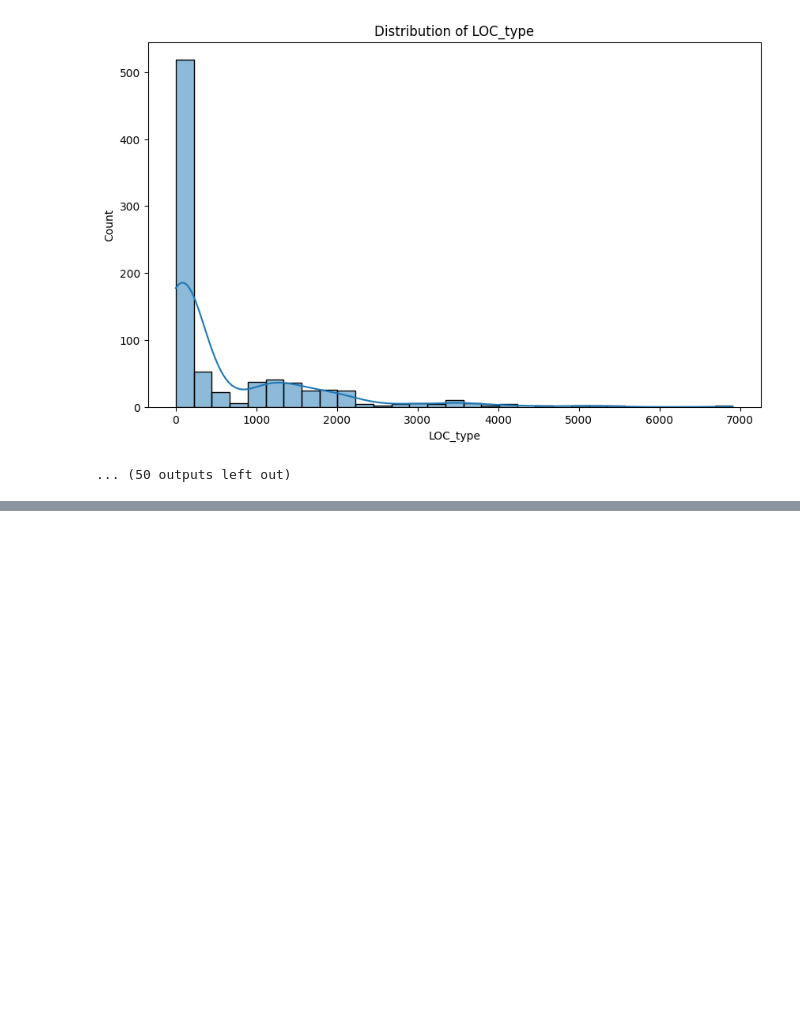
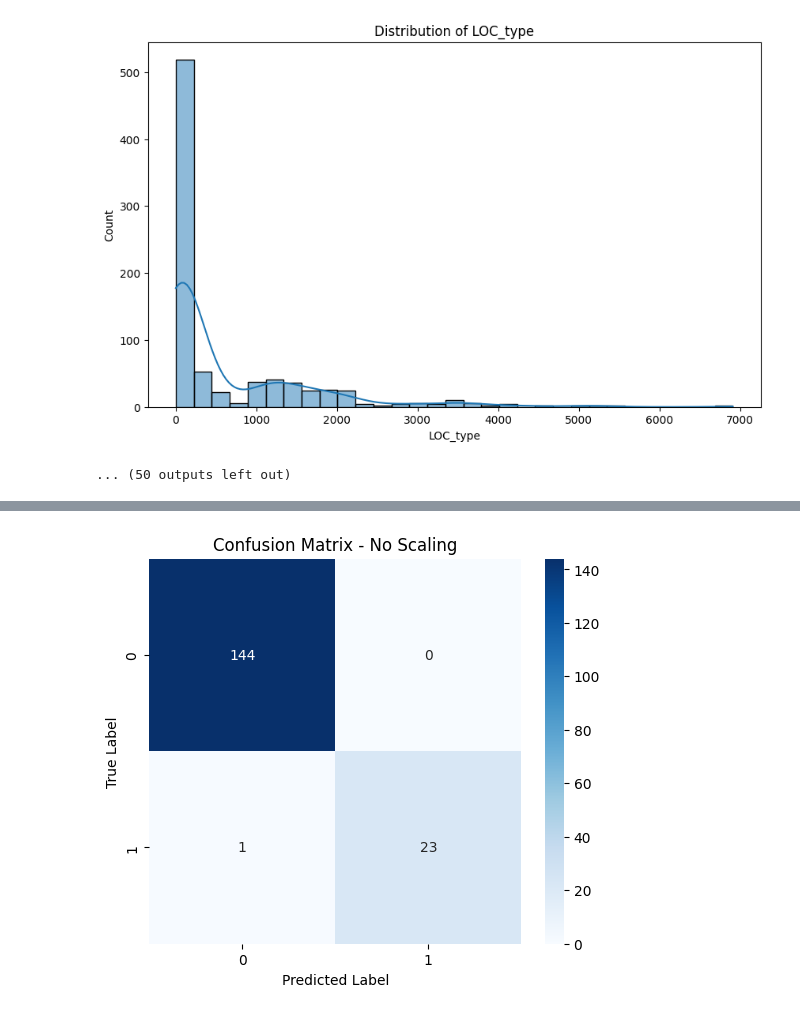
Before and after one commit to QuanShi-226/Bias-Identification-Demo, a Jupyter notebook: A1_QuanShi.ipynb, the cells around one changed output, grey strips where cells are left out. Drawn from its saved outputs; the diff is of its cells as text; code cells hidden in the pictures; blank space fills up the shorter version.

```diff
--- a/A1_QuanShi.ipynb
+++ b/A1_QuanShi.ipynb
@@ -201,0 +390,90 @@ print("\nSkewness of numeric features:\n", skewed_features)
+# %%
+import pandas as pd
+import numpy as np
+import seaborn as sns
+import matplotlib.pyplot as plt
+from sklearn.model_selection import train_test_split
+from sklearn.ensemble import RandomForestClassifier
+from sklearn.preprocessing import StandardScaler, MinMaxScaler
+from sklearn.metrics import classification_report, confusion_matrix
+from sklearn.impute import KNNImputer
+
+# 将is_data_class列转换为数值型，1代表True，0代表False
+data_class_df['is_data_class_numeric'] = data_class_df['is_data_class'].apply(lambda x: 1 if x == b'true' else 0)
+
+# 移除is_data_class列，因为它是非数值类型
+data_class_df_numeric = data_class_df.drop(columns=['is_data_class'])
+
+# KNN插值填充缺失值
+imputer = KNNImputer(n_neighbors=5)
+data_class_df_imputed = pd.DataFrame(imputer.fit_transform(data_class_df_numeric), columns=data_class_df_numeric.columns)
+
+# 将is_data_class列加回数据集
+data_class_df_imputed['is_data_class'] = data_class_df['is_data_class_numeric']
+
+# 特征缩放函数
+def scale_features(scaling_strategy, X_train, X_test):
+    if scaling_strategy == 'standardize':
+        scaler = StandardScaler()
+    elif scaling_strategy == 'normalize':
+        scaler = MinMaxScaler()
+    else:
+        return X_train, X_test  # 不进行特征缩放
+
+    X_train_scaled = scaler.fit_transform(X_train)
+    X_test_scaled = scaler.transform(X_test)
+
+    return X_train_scaled, X_test_scaled
+
+# 实验：不缩放，标准化，归一化
+scaling_strategies = ['none', 'standardize', 'normalize']
+accuracies = []
+reports = []
+conf_matrices = []
+
+for strategy in scaling_strategies:
+    # 划分训练集和测试集
+    X = data_class_df_imputed.drop('is_data_class', axis=1)
+    y = data_class_df_imputed['is_data_class']
+
+    X_train, X_test, y_train, y_test = train_test_split(X, y, test_size=0.2, random_state=42)
+
+    # 进行特征缩放
+    X_train_scaled, X_test_scaled = scale_features(strategy, X_train, X_test)
+
+    # 训练随机森林模型
+    rf = RandomForestClassifier(random_state=42)
+    rf.fit(X_train_scaled, y_train)
+
+    # 预测和评估
+    y_pred = rf.predict(X_test_scaled)
+    accuracy = rf.score(X_test_scaled, y_test)
+    accuracies.append(accuracy)
+
+    report = classification_report(y_test, y_pred, output_dict=True)
+    reports.append(report)
+
+    cm = confusion_matrix(y_test, y_pred)
+    conf_matrices.append(cm)
+
+# 结果可视化
+methods = ['No Scaling', 'Standardization', 'Normalization']
+for i, strategy in enumerate(methods):
+    print(f"\n{strategy} - 准确率: {accuracies[i]}")
+    print(f"\n{strategy} - 分类报告: \n", classification_report(y_test, y_pred))
+
+    # 混淆矩阵可视化
+    plt.figure(figsize=(6, 5))
+    sns.heatmap(conf_matrices[i], annot=True, fmt="d", cmap='Blues')
+    plt.title(f"Confusion Matrix - {strategy}")
+    plt.ylabel('True Label')
+    plt.xlabel('Predicted Label')
+    plt.show()
+
+# 准确率比较可视化
+plt.figure(figsize=(8, 6))
+sns.barplot(x=methods, y=accuracies, palette='Blues_d')
+plt.title("Accuracy Comparison of Different Scaling Strategies")
+plt.ylabel("Accuracy")
+plt.show()
+# %% [output]
@@ -201,0 +491 @@ print("\nSkewness of numeric features:\n", skewed_features)
+[figure, added]
```
Also changed, not shown: parts of 29 cells of this notebook.
